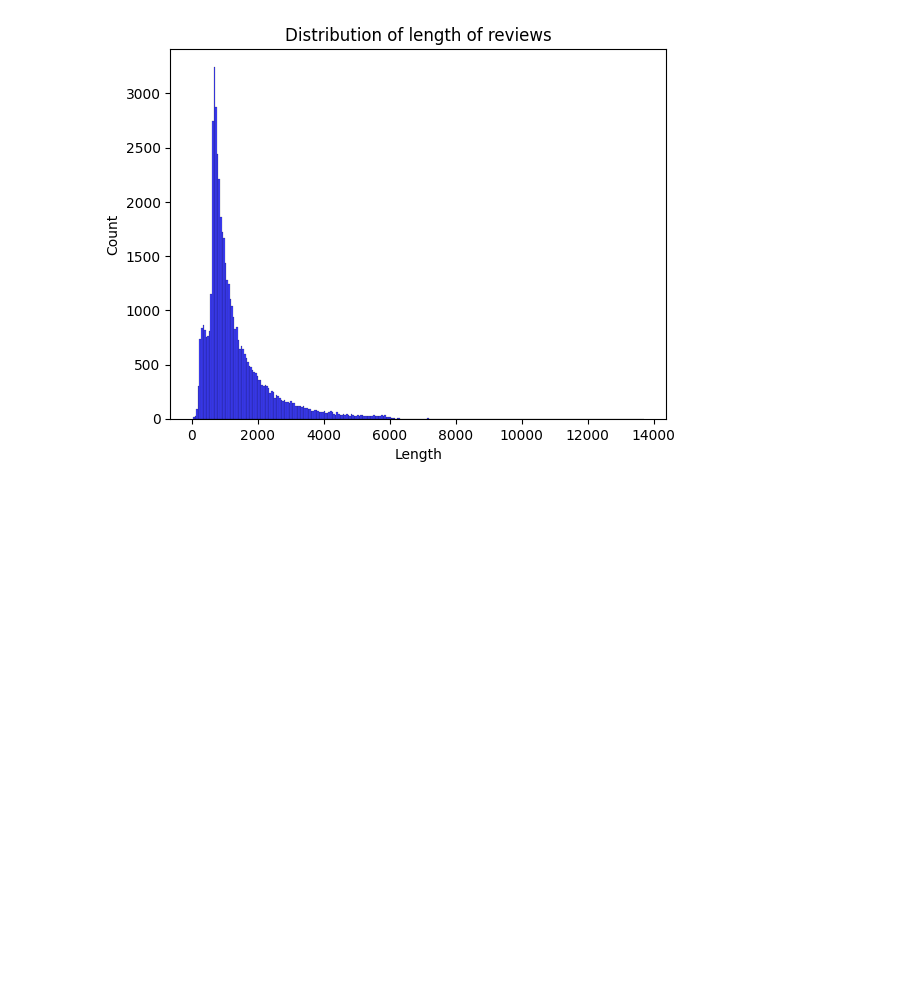
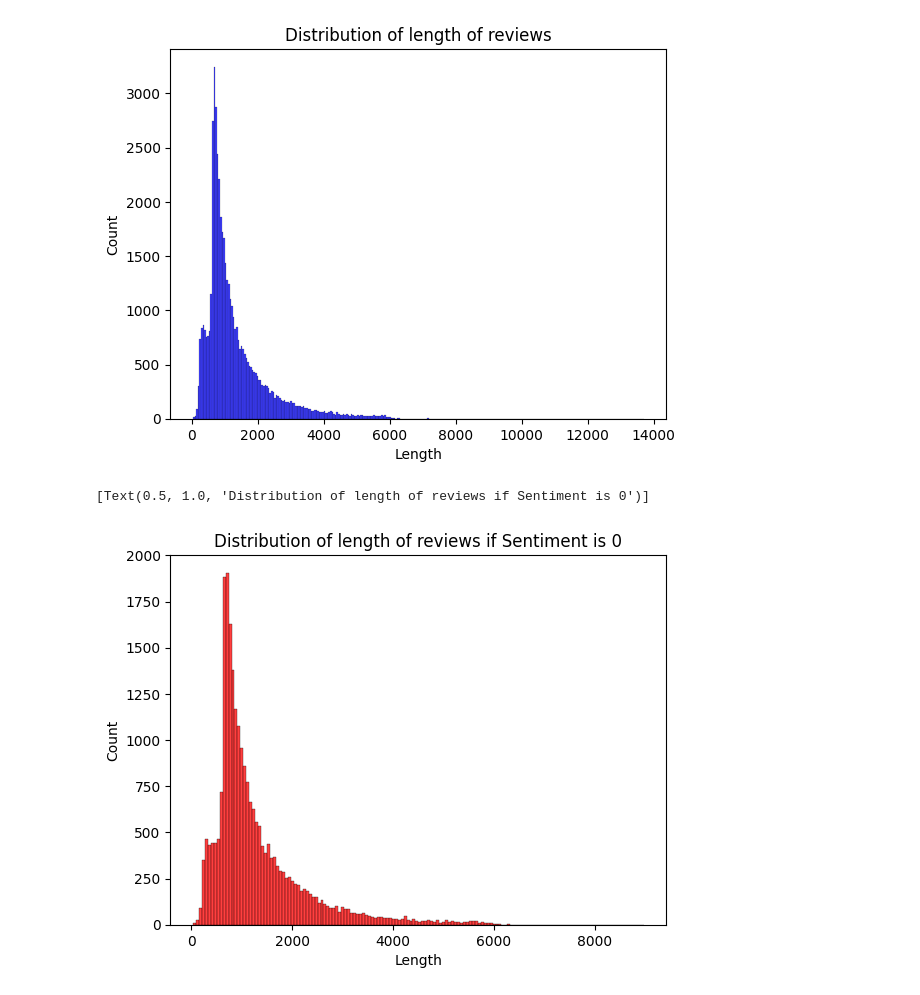
Before and after one commit to dilawarr/CineSense, a Jupyter notebook: model_2/model_2.ipynb, the cells around one changed output. Drawn from its saved outputs; the diff is of its cells as text; code cells hidden in the pictures; blank space fills up the shorter version.

```diff
--- a/model_2/model_2.ipynb
+++ b/model_2/model_2.ipynb
@@ -144,3 +144,8 @@ sns.histplot(data["Length"],color="blue").set(title="Distribution of length of r
 # %% [output]
 [Text(0.5, 1.0, 'Distribution of length of reviews')]
 [figure]
+# %%
+sns.histplot(data[data["sentiment"]==0]["Length"],color="red").set(title="Distribution of length of reviews if Sentiment is 0")
+# %% [output]
+[Text(0.5, 1.0, 'Distribution of length of reviews if Sentiment is 0')]
+[figure, added]
```
Also changed, not shown: parts of 1 cell of this notebook.
